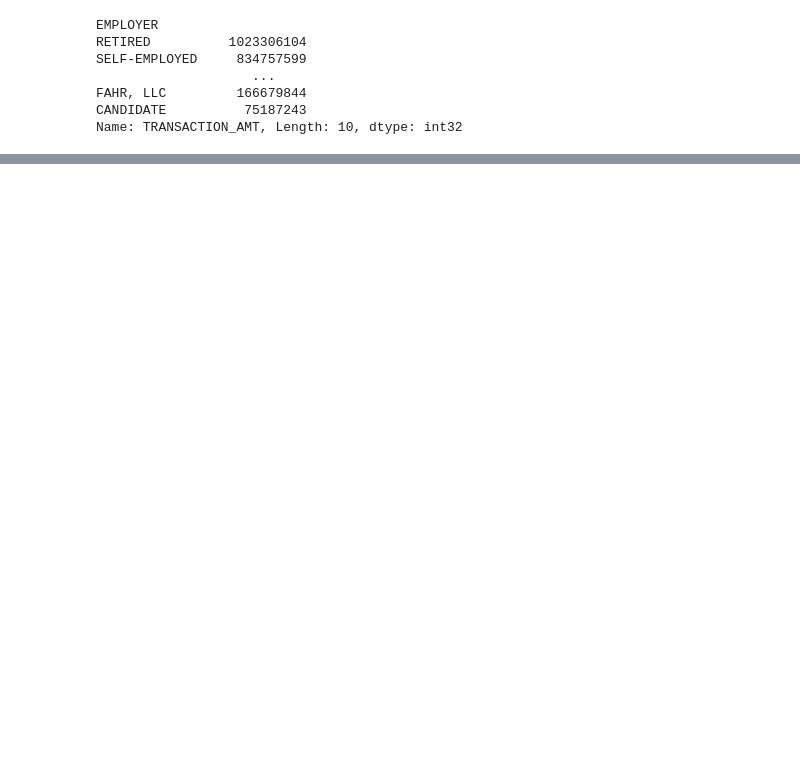
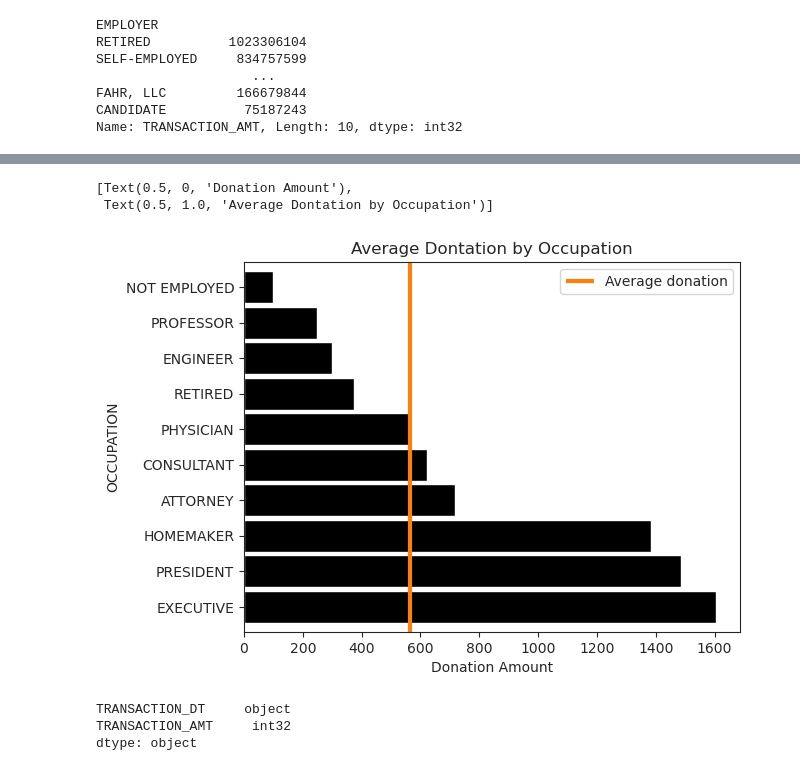
Before and after one commit to kevinheavey/modern-polars, a Jupyter notebook: performance.ipynb, the cells around one changed output, grey strips where cells are left out. Cells and saved outputs as stored; diff of their text form; code cells hidden in the pictures; blank space fills up the shorter version.

```diff
--- a/performance.ipynb
+++ b/performance.ipynb
@@ -1151,0 +1130,12 @@ shape: (1983673, 2)
+# %%
+top_occupations_pl = (
+    indiv_pl
+    .select(
+        pl.col("OCCUPATION")
+        .drop_nulls()
+        .value_counts(sort=True)
+        .head(10)
+        .struct.field("OCCUPATION")
+    )
+).collect().to_series()
+top_occupations_pl
@@ -1151,0 +1164,7 @@ shape: (1983673, 2)
+# %%
+donations_pl = (
+    indiv_pl
+    .filter(pl.col("OCCUPATION").is_in(top_occupations_pl))
+    .groupby("OCCUPATION")
+    .agg(pl.col("TRANSACTION_AMT").mean())
+)
@@ -1151,0 +1189,16 @@ shape: (1983673, 2)
+# %%
+ax = occupation_avg_pl.to_pandas().set_index("OCCUPATION").squeeze().sort_values(ascending=False).plot.barh(color='k', width=0.9)
+lim = ax.get_ylim()
+ax.vlines(total_avg_pl, *lim, color='C1', linewidth=3)
+ax.legend(['Average donation'])
+ax.set(xlabel="Donation Amount", title="Average Dontation by Occupation")
+# %% [output]
+[Text(0.5, 0, 'Donation Amount'),
+ Text(0.5, 1.0, 'Average Dontation by Occupation')]
+[figure, added]
+# %%
+indiv_dd[['TRANSACTION_DT', 'TRANSACTION_AMT']].head().dtypes
+# %% [output]
+TRANSACTION_DT     object
+TRANSACTION_AMT     int32
+dtype: object
```
Also changed, not shown: parts of 31 cells of this notebook.
